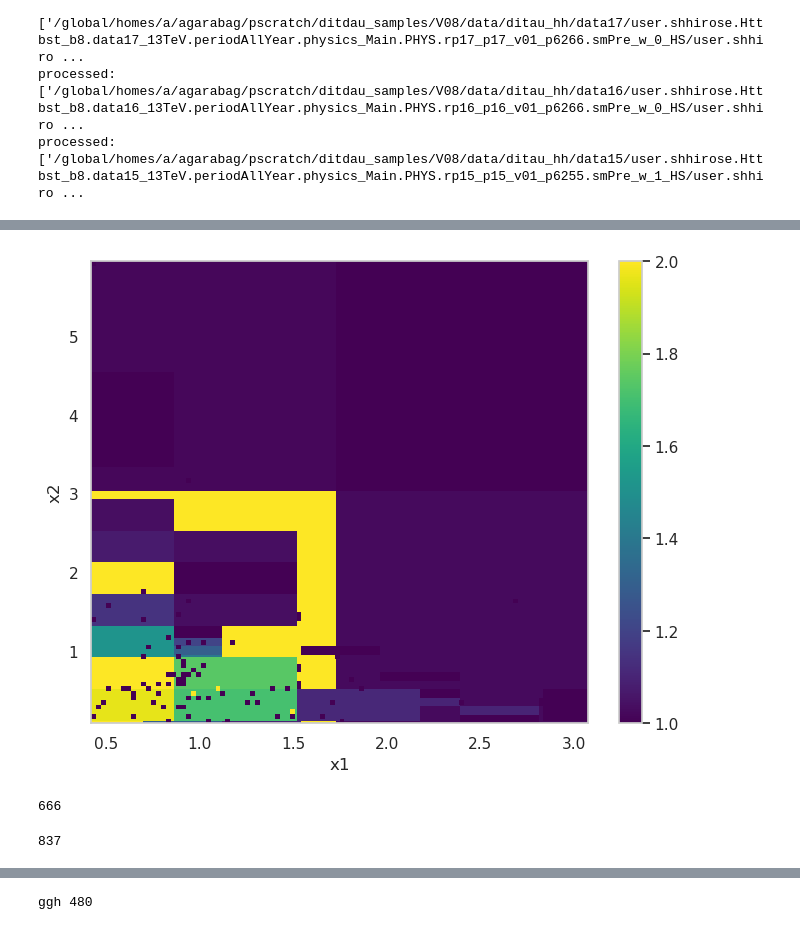
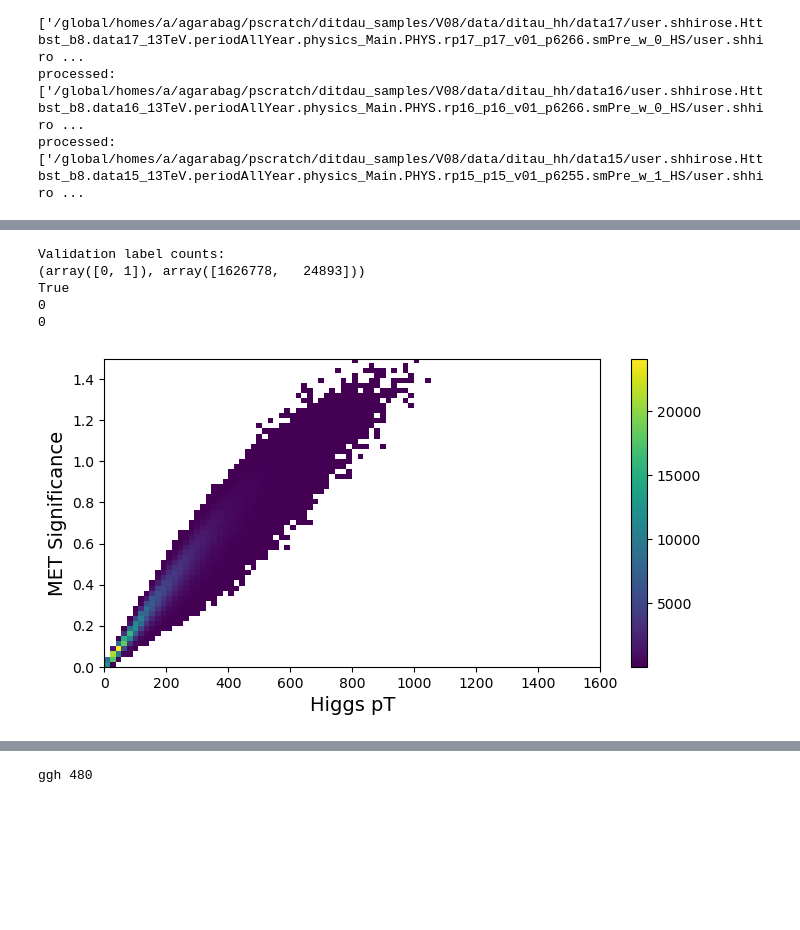
Before and after one commit to alig146/DiTau, a Jupyter notebook: analysis/Ana_v6.ipynb, the cells around one changed output, grey strips where cells are left out. Saved outputs shown, nothing was run; the diff lists cells and outputs as text; code cells hidden in the pictures; blank space fills up the shorter version.

Commit message:
update for new samples

```diff
--- a/analysis/Ana_v6.ipynb
+++ b/analysis/Ana_v6.ipynb
@@ -906,7 +1003,7 @@ def Data_Var(t):
 # %%
 def cut_x1_x2(t):
     #cut_mask = np.where((np.array(t[6]) > -2.) & (np.array(t[6]) < 2.) & (np.array(t[7]) > -2.) & (np.array(t[7]) < 2.) & (np.array(t[16]) > 0.))[0]
-    cut_mask = np.where((np.array(t[6]) > 0) & (np.array(t[7]) > 0) & (np.array(t[16]) > 0.))[0]
+    cut_mask = np.where((np.array(t[6]) > 0) & (np.array(t[7]) > 0) & (np.array(t[6]) < 2.5) & (np.array(t[7]) < 2.5) & (np.array(t[16]) > 0.))[0]
     # cut_mask = np.where((np.array(t[16]) > 0.))[0]
     filtered_t = [np.array(arr)[cut_mask] for arr in t]
     return filtered_t
@@ -1010,17 +1109,25 @@ zll_plot['sample_type'] = 'zll'
 data_plot['sample_type'] = 'data'
 
 df = pd.concat([data_plot, ggh_plot, vbfh_plot, wh_plot, zh_plot, tth_plot, vv_plot, top_plot, ztt_plot, ttv_plot, w_plot, zll_plot])
+# df = pd.concat([ggh_plot, vbfh_plot, wh_plot, zh_plot, tth_plot, vv_plot, top_plot, ztt_plot, ttv_plot, w_plot, zll_plot])
 
+
+# training_var = [
+#     'ditau_pt', 'leadsubjet_pt', 'subleadsubjet_pt', 'visible_ditau_m',
+#     'collinear_mass', 'delta_R', 'delta_phi', 'delta_eta', 'label', 'met', 'met_sig',
+#     'event_number', 'fake_factor', 'combined_weights', 'k_t', 'delta_R_lead', 'x1', 'x2', 'met_centrality', 'sample_type',
+#     'boson_0_classifierParticleOrigin', 'boson_0_mother_pdgId', 'boson_0_mother_status', 'boson_0_pdgId', 'boson_0_truth_pdgId', 'boson_0_truth_q', 'boson_0_truth_status', 'boson_0_q', 'ditau_obj_IsTruthMatched', 'ditau_obj_IsTruthHadronic'
+# ]
 training_var = [
     'ditau_pt', 'leadsubjet_pt', 'subleadsubjet_pt', 'visible_ditau_m',
-    'collinear_mass', 'delta_R', 'delta_phi', 'delta_eta', 'label', 'met', 'met_sig',
-    'event_number', 'fake_factor', 'combined_weights', 'k_t', 'delta_R_lead', 'x1', 'x2', 'met_centrality', 'sample_type',
-    'boson_0_classifierParticleOrigin', 'boson_0_mother_pdgId', 'boson_0_mother_status', 'boson_0_pdgId', 'boson_0_truth_pdgId', 'boson_0_truth_q', 'boson_0_truth_status', 'boson_0_q', 'ditau_obj_IsTruthMatched', 'ditau_obj_IsTruthHadronic'
+    'collinear_mass', 'delta_R', 'delta_phi', 'delta_eta', 'label', 'met', 'met_sig', 'met_centrality',
+    'event_number', 'fake_factor', 'combined_weights', 'k_t', 'x1', 'x2', 'sample_type',
+    'bdt_score', 'leadsubjet_charge', 'subleadsubjet_charge', 'leadsubjet_n_core_tracks', 'subleadsubjet_n_core_tracks',
+    'delta_R_lead', 'delta_eta_lead', 'delta_phi_lead', 'delta_R_sublead', 'delta_eta_sublead', 'delta_phi_sublead', 'e_ratio_lead', 'e_ratio_sublead',
+    'higgs_pt', 'leadsubjet_eta', 'subleadsubjet_eta', 'ditau_eta'
 ]
 
 df = df[training_var]
-
-
 
 
 # df['combined_weights'] = abs(df['combined_weights'])
@@ -1069,0 +1275,12 @@ Warning in <TROOT::Append>: Replacing existing TH1: root_hist (Potential memory
+# %%
+#how many 0 and 1 vlaues in val_labels
+print("Validation label counts:")
+print(np.unique(train_labels, return_counts=True))
+#chekc if values of train_event are isfinite
+print(np.isfinite(train_event).all())
+# %% [output]
+Validation label counts:
+(array([0, 1]), array([1626778,   24893]))
+True
+0
+0
@@ -1070,36 +1306,33 @@ Warning in <TROOT::Append>: Replacing existing TH1: root_hist (Potential memory
 # %%
 # plot x1 vs x2 in scatter plot. make it a heat map
-plt.figure(figsize=(8, 6))
+plt.figure(figsize=(8, 4))
 
-plt.hist2d(ggh_plot['x1'], ggh_plot['x2'], bins=100, cmap='viridis', cmin=1)
-plt.hist2d(vbfh_plot['x1'], vbfh_plot['x2'], bins=100, cmap='viridis', cmin=1)
-plt.hist2d(wh_plot['x1'], wh_plot['x2'], bins=100, cmap='viridis', cmin=1)
-plt.hist2d(zh_plot['x1'], zh_plot['x2'], bins=100, cmap='viridis', cmin=1)
-plt.hist2d(tth_plot['x1'], tth_plot['x2'], bins=100, cmap='viridis', cmin=1)
+# plt.hist2d(ggh_plot['x1'], ggh_plot['x2'], bins=100, cmap='viridis', cmin=1)
+# plt.hist2d(vbfh_plot['x1'], vbfh_plot['x2'], bins=100, cmap='viridis', cmin=1)
+# plt.hist2d(wh_plot['x1'], wh_plot['x2'], bins=100, cmap='viridis', cmin=1)
+# plt.hist2d(zh_plot['x1'], zh_plot['x2'], bins=100, cmap='viridis', cmin=1)
+# plt.hist2d(tth_plot['x1'], tth_plot['x2'], bins=100, cmap='viridis', cmin=1)
 
 # plt.hist2d(vv_plot['x1'], vv_plot['x2'], bins=50, cmap='viridis', cmin=3)
 # plt.hist2d(top_plot['x1'], top_plot['x2'], bins=50, cmap='viridis', cmin=3)
 # plt.hist2d(ztt_plot['x1'], ztt_plot['x2'], bins=50, cmap='viridis', cmin=3)
 # plt.hist2d(ttv_plot['x1'], ttv_plot['x2'], bins=50, cmap='viridis', cmin=3)
 # plt.hist2d(w_plot['x1'], w_plot['x2'], bins=50, cmap='viridis', cmin=3)
 # plt.hist2d(zll_plot['x1'], zll_plot['x2'], bins=50, cmap='viridis', cmin=3)
 
-# plt.hist2d(data_plot['x1'], data_plot['x2'], bins=50, cmap='viridis', cmin=3)
-
+# plt.hist2d(data_plot['delta_R'], data_plot['collinear_mass'], bins=100, cmap='viridis', cmin=3)
+plt.hist2d(df['met'], df['met_sig'], bins=100, cmap='viridis', cmin=3)
 
 
 plt.colorbar()
-plt.xlabel('x1')
-plt.ylabel('x2')
+plt.xlabel('Higgs pT', fontsize=14)
+plt.ylabel('MET Significance', fontsize=14)
+
+#set y axis range
+plt.ylim(0, 1.5)
+plt.xlim(0, 1600)
+
 
 plt.show()
 # %% [output]
-[figure, old version]
+[figure, new version]
-# %%
-print(len(ggh_plot[(ggh_plot['x2']<1) & ggh_plot['x2']>0]))
-# %% [output]
-666
-# %%
-print(len(ggh_plot['x1']))
-# %% [output]
-837
```
Also changed, not shown: parts of 46 cells of this notebook, 25 other files.
